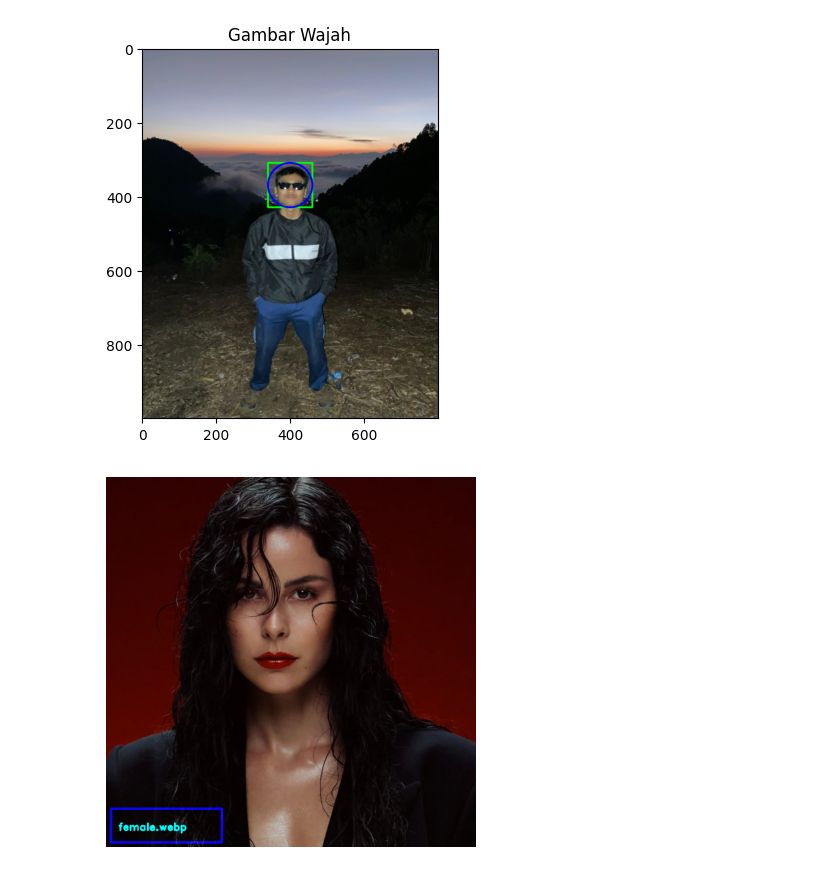
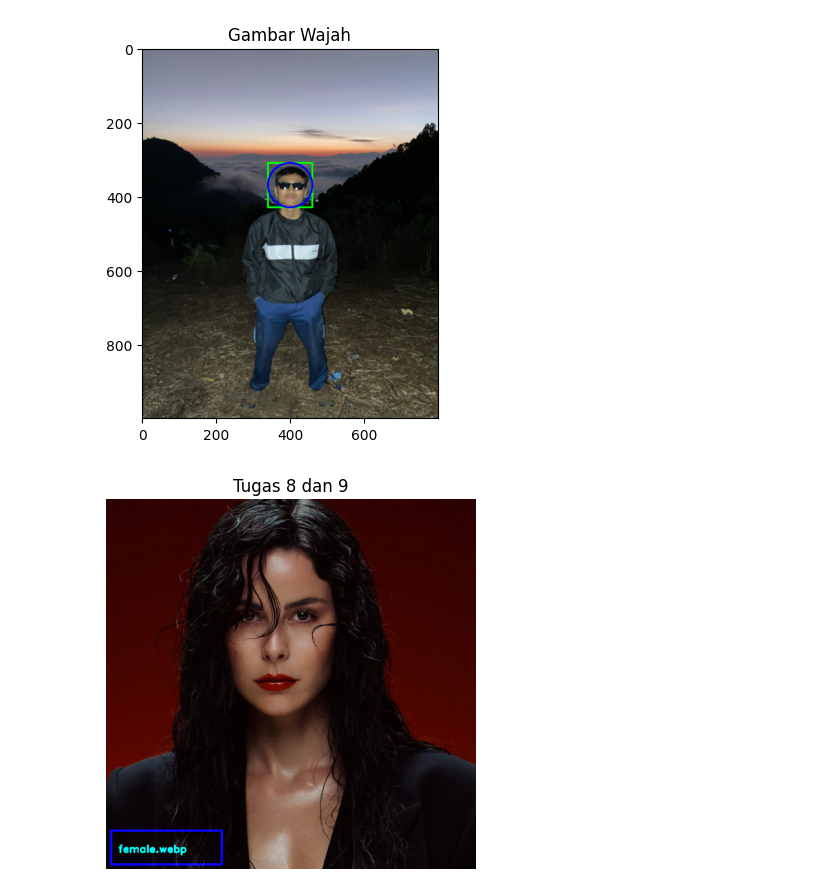
Before and after one commit to ihsanpostt/PCVK_Ganjil_2026, a Jupyter notebook: modul_1.ipynb, the cells around one changed output. Saved outputs shown, nothing was run; the diff lists cells and outputs as text; code cells hidden in the pictures.

```diff
--- a/modul_1.ipynb
+++ b/modul_1.ipynb
@@ -201,23 +201,24 @@ plt.show()
 # %%
 import cv2
 import matplotlib.pyplot as plt
 
 # 1. Baca gambar & konversi ke RGB
 foto = cv2.imread("/content/drive/MyDrive/PCVK/female.jpg")
 foto_RGB = cv2.cvtColor(foto, cv2.COLOR_BGR2RGB)
 h, w, _ = foto_RGB.shape
 
 # 2. Split channel & buat rectangle khusus di Channel B
 R, G, B = cv2.split(foto_RGB)
 cv2.rectangle(B, pt1=(10, h - 80), pt2=(240, h - 10), color=255, thickness=3)
 foto_RGB = cv2.merge((R, G, B))
 
 # 3. Tambahkan teks nama file (Warna Cyan & Font Duplex)
 cv2.putText(foto_RGB, "female.webp", (25, h - 35), cv2.FONT_HERSHEY_DUPLEX, 0.7, (0, 255, 255), 2)
 
 # 4. Tampilkan citra
 plt.imshow(foto_RGB)
 plt.axis("off")
+plt.title("Tugas 8 dan 9")
 plt.show()
 # %% [output]
-[figure, old version]
+[figure, new version]
```
Also changed, not shown: parts of 1 cell of this notebook.
